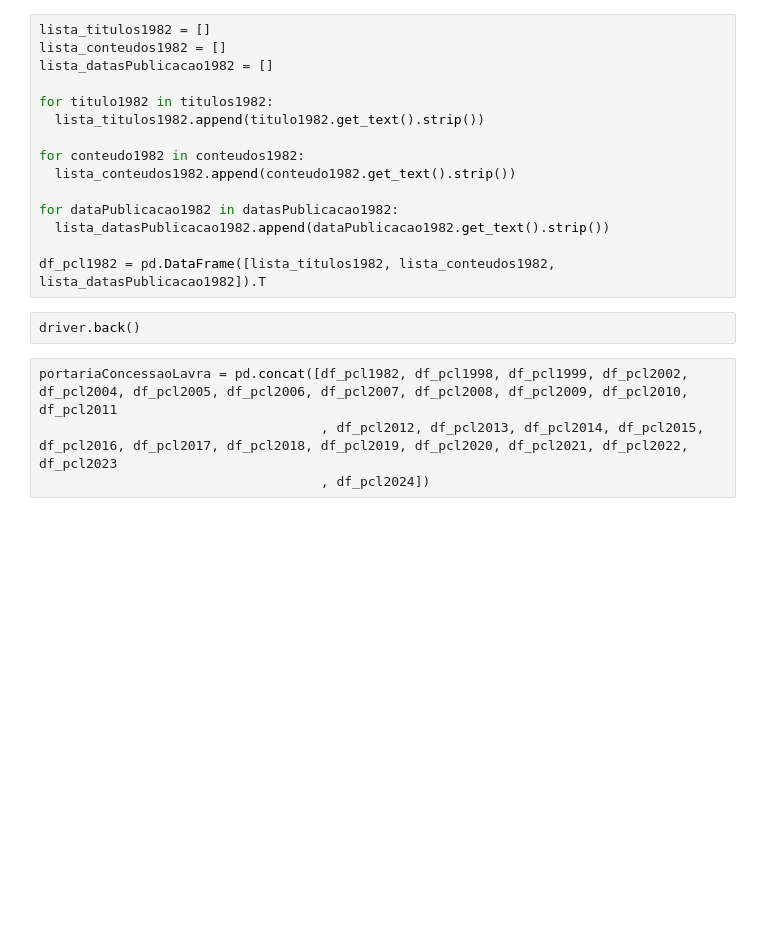
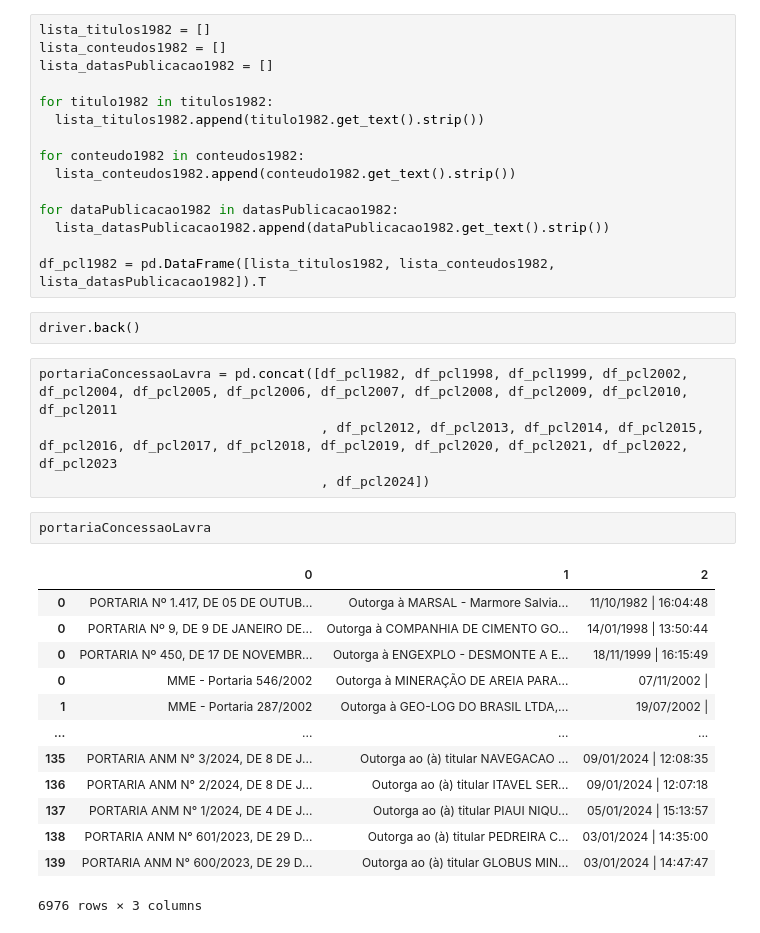
Before and after one commit to JulianaTyelle/PortfolioMME, a Jupyter notebook: WebScraping_Gov.br/portariaConcessaoLavra.ipynb, the cells around one changed output. Saved outputs shown, nothing was run; the diff lists cells and outputs as text; blank space fills up the shorter version.

```diff
--- a/WebScraping_Gov.br/portariaConcessaoLavra.ipynb
+++ b/WebScraping_Gov.br/portariaConcessaoLavra.ipynb
@@ -1002,3 +1020,19 @@ driver.back()
 portariaConcessaoLavra = pd.concat([df_pcl1982, df_pcl1998, df_pcl1999, df_pcl2002, df_pcl2004, df_pcl2005, df_pcl2006, df_pcl2007, df_pcl2008, df_pcl2009, df_pcl2010, df_pcl2011
                                     , df_pcl2012, df_pcl2013, df_pcl2014, df_pcl2015, df_pcl2016, df_pcl2017, df_pcl2018, df_pcl2019, df_pcl2020, df_pcl2021, df_pcl2022, df_pcl2023
                                     , df_pcl2024])
+# %%
+portariaConcessaoLavra
+# %% [output]
+|  | 0 | 1 | 2 |
+| 0 | PORTARIA Nº 1.417, DE 05 DE OUTUB... | Outorga à MARSAL - Marmore Salvia... | 11/10/1982 | 16:04:48 |
+| 0 | PORTARIA Nº 9, DE 9 DE JANEIRO DE... | Outorga à COMPANHIA DE CIMENTO GO... | 14/01/1998 | 13:50:44 |
+| 0 | PORTARIA Nº 450, DE 17 DE NOVEMBR... | Outorga à ENGEXPLO - DESMONTE A E... | 18/11/1999 | 16:15:49 |
+| 0 | MME - Portaria 546/2002 | Outorga à MINERAÇÃO DE AREIA PARA... | 07/11/2002 | |
+| 1 | MME - Portaria 287/2002 | Outorga à GEO-LOG DO BRASIL LTDA,... | 19/07/2002 | |
+| ... | ... | ... | ... |
+| 135 | PORTARIA ANM N° 3/2024, DE 8 DE J... | Outorga ao (à) titular NAVEGACAO ... | 09/01/2024 | 12:08:35 |
+| 136 | PORTARIA ANM N° 2/2024, DE 8 DE J... | Outorga ao (à) titular ITAVEL SER... | 09/01/2024 | 12:07:18 |
+| 137 | PORTARIA ANM N° 1/2024, DE 4 DE J... | Outorga ao (à) titular PIAUI NIQU... | 05/01/2024 | 15:13:57 |
+| 138 | PORTARIA ANM N° 601/2023, DE 29 D... | Outorga ao (à) titular PEDREIRA C... | 03/01/2024 | 14:35:00 |
+| 139 | PORTARIA ANM N° 600/2023, DE 29 D... | Outorga ao (à) titular GLOBUS MIN... | 03/01/2024 | 14:47:47 |
+6976 rows × 3 columns
```
Also changed, not shown: parts of 1 cell of this notebook, 1 other file.
